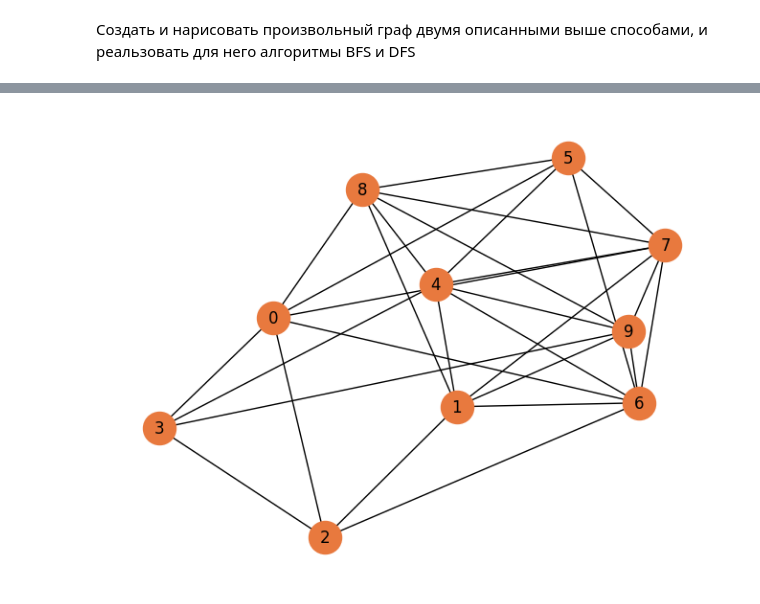
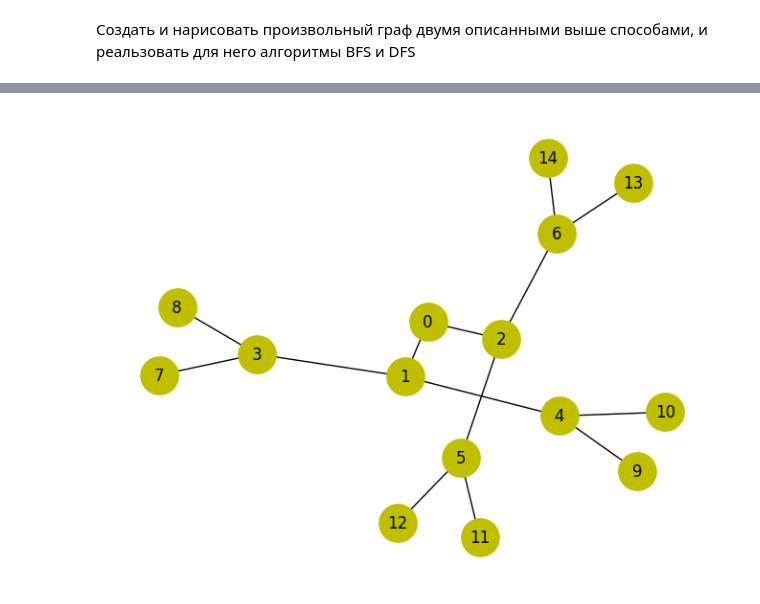
Before and after one commit to DarenskyRoman/IIS, a Jupyter notebook: 4_graph.ipynb, the cells around one changed output, grey strips where cells are left out. Cells and saved outputs as stored; diff of their text form; code cells hidden in the pictures.

```diff
--- a/4_graph.ipynb
+++ b/4_graph.ipynb
@@ -53,14 +53,13 @@ bfs(G, 'a')
 - Как только он успешно достигает конечной глубины каждого пути, он помечает флагом все вершины на этом пути как посещенные. После завершения пути алгоритм возвращается назад.
 - Если он может найти еще один уникальный путь от корневого узла, процесс повторяется.
 - Алгоритм продолжает двигаться по новым ветвям до тех пор, пока все ветви не будут посещены.
-# %%
-def dfs(graph, start, visited=None):
-    if visited is None:
-        visited = []
-    visited.append(start)
-    print(start)
-    for next in graph[start]:
-        if next not in visited:
-          dfs(graph, next, visited)
-    return visited
+# %%
+def dfs(graph, start, result=[], visited=None):
+    if visited is None:
+        visited = set()
+    visited.add(start)
+    result.append(start)
+    for next in set(graph[start]) - visited:
+        dfs(graph, next, result, visited)
+    return result
 # %%
@@ -95,11 +98,8 @@ def benchmark(func):
         return (end-start)*1000, return_value
     return wrapper
 
-def show(func_name, result, result_my):
-    print(f'{func_name}:\n', 'time: ', result[0], '\n result: ', result[1],
-      f'\n{func_name + "_my"}:\n', 'time: ', result_my[0], '\n result: ', result_my[1],
-      '\ntime difference: ', result[0] - result_my[0],
-      '\nAre the results identical? ', result[1] == result_my[1])
+def show(func_name, result):
+    print(f'{func_name}:\n', 'time: ', result[0], '\n result: ', result[1])
 
 def bfs(graph, start):
     visited = []
@@ -127,30 +127,50 @@ def bfs_my(graph, start):
 
     return visited
 
-def dfs(graph, start, visited=None):
+def dfs(graph, start, result=[], visited=None):
     if visited is None:
-        visited = []
-    visited.append(start)
-    for next in graph[start]:
-        if next not in visited:
-          dfs(graph, next, visited)
-    return visited
+        visited = set()
+    visited.add(start)
+    result.append(start)
+    for next in set(graph[start]) - visited:
+        dfs(graph, next, result, visited)
+    return result
 
-graph = nx.erdos_renyi_graph(10, 0.6)
+def dfs_my(graph, start):
+    visited = set()
+    result = []
+    stack = [start]
+
+    while stack:
+        node = stack.pop()
+        if node not in visited:
+            visited.add(node)
+            result.append(node)
+            stack.extend(set(graph[node]) - visited)
+    return result
+
+
+
+graph = nx.balanced_tree(r = 2, h = 3);
+
 nx.draw(graph,
-        pos=nx.spring_layout(graph),
+        pos=nx.spring_layout(G),
         with_labels=True,
-        node_color='#e8793e',
-        node_size=600)
+        node_color='y',
+        node_size=800)
 
 result = benchmark(bfs)
-result_my = benchmark(bfs_my)
-show('bfs', result(graph, 0), result_my(graph, 0))
+show('bfs', result(graph, 0))
+
+result = benchmark(bfs_my)
+show('bfs_my', result(graph, 0))
 
 print('\n\n')
 
 result = benchmark(dfs)
-dfs_work = result(graph, 0)
-print('dfs:\n', 'time: ', dfs_work[0], '\n result: ', dfs_work[1],)
+show('dfs', result(graph, 0))
+
+result = benchmark(dfs_my)
+show('dfs_my', result(graph, 0))
 # %% [output]
 bfs:
@@ -170 +191 @@ dfs:
-[figure, old version]
+[figure, new version]
```
Also changed, not shown: parts of 3 cells of this notebook.
